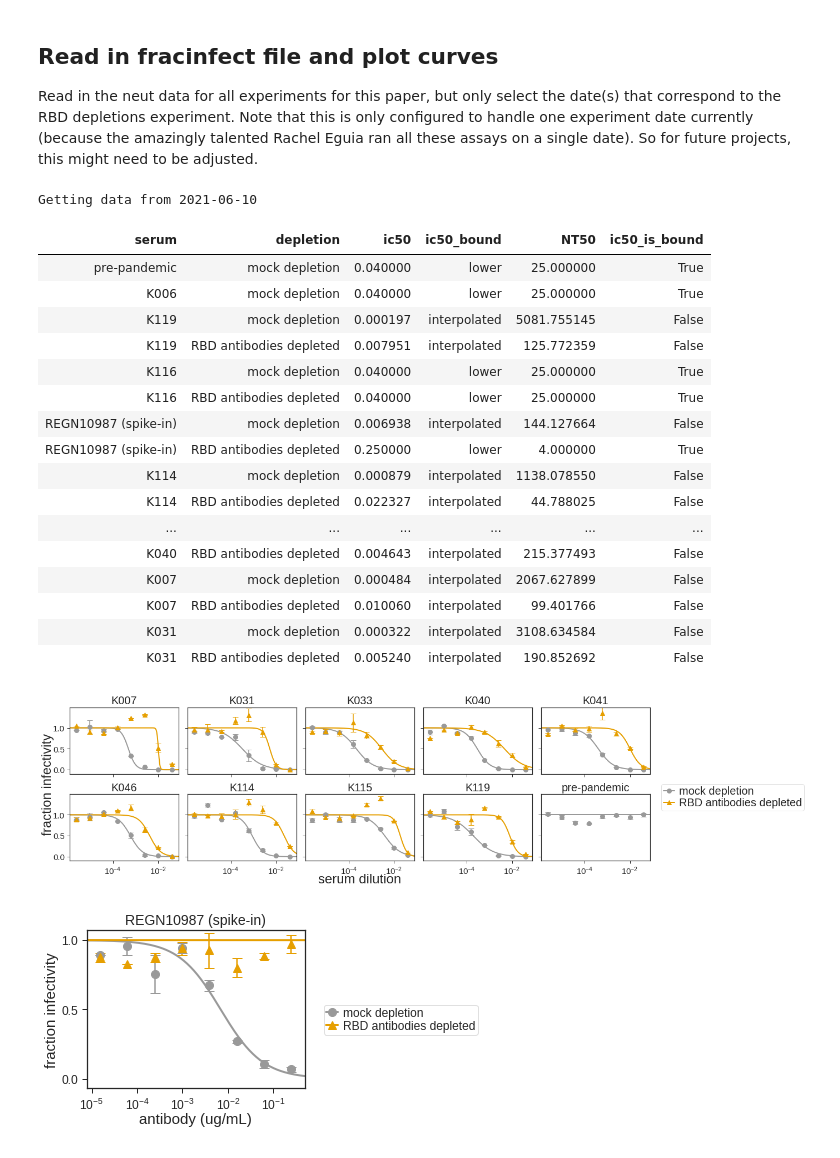
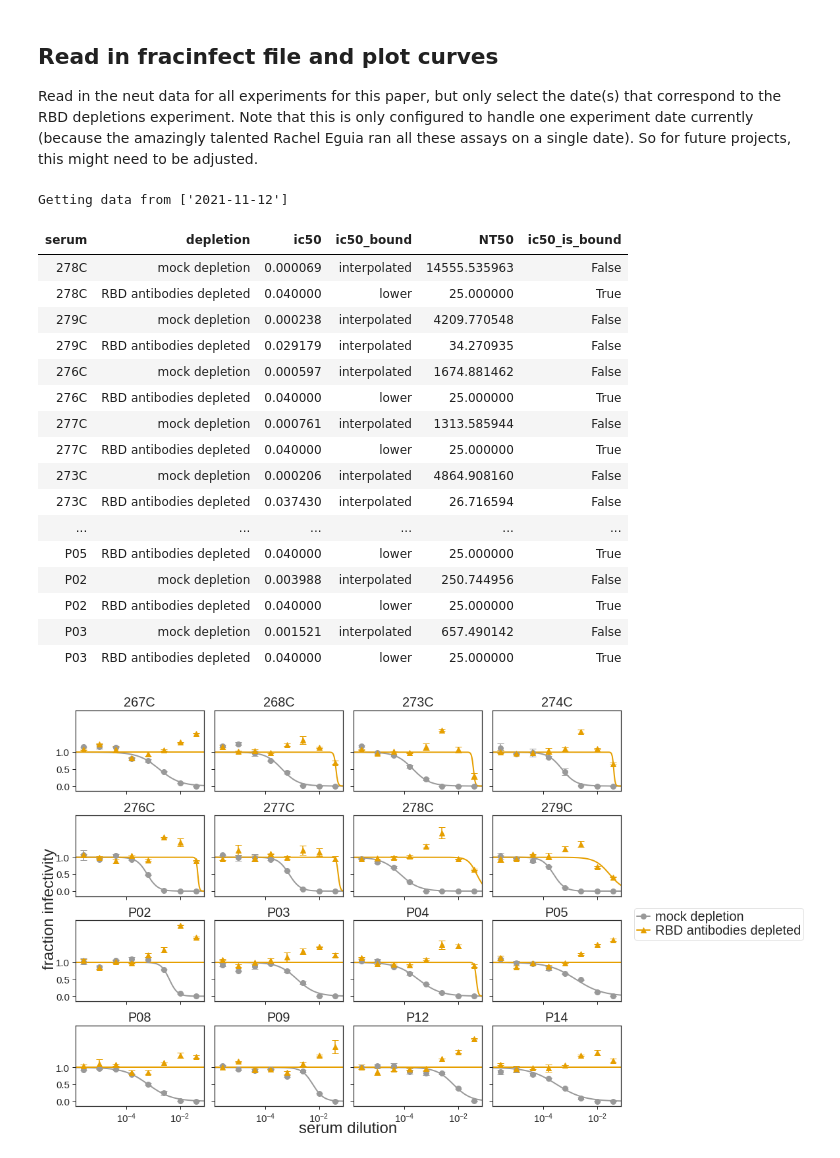
Before and after one commit to jbloomlab/SARS-CoV-2-RBD_Delta, a Jupyter notebook: experimental_data/rbd_depletion_neuts.ipynb, the cells around one changed output. Cells and saved outputs as stored; diff of their text form; code cells hidden in the pictures.

Commit message:
add 21-11-12 RBD depletion neuts

```diff
--- a/experimental_data/rbd_depletion_neuts.ipynb
+++ b/experimental_data/rbd_depletion_neuts.ipynb
@@ -54,11 +54,11 @@ os.makedirs(resultsdir, exist_ok=True)
 
 Read in the neut data for all experiments for this paper, but only select the date(s) that correspond to the RBD depletions experiment. Note that this is only configured to handle one experiment date currently (because the amazingly talented Rachel Eguia ran all these assays on a single date). So for future projects, this might need to be adjusted.
 # %%
-rbd_depletions_date = str(config['rbd_depletions_date'])
+rbd_depletions_date = [str(i) for i in config['rbd_depletions_date']]
 print(f'Getting data from {rbd_depletions_date}')
 
 frac_infect = (pd.read_csv(config['aggregate_fract_infect_csvs'])
-               .query('date==@rbd_depletions_date')
+               .query('date in @rbd_depletions_date')
                .replace({'mock': 'mock depletion'})
               )
 
@@ -77,52 +77,40 @@ fitparams['ic50_is_bound'] = fitparams['ic50_bound'].apply(lambda x: True if x!=
 
 display(HTML(fitparams.to_html(index=False)))
 # %% [output]
-Getting data from 2021-06-10
+Getting data from ['2021-11-12']
 | serum | depletion | ic50 | ic50_bound | NT50 | ic50_is_bound |
-| pre-pandemic | mock depletion | 0.040000 | lower | 25.000000 | True |
-| K006 | mock depletion | 0.040000 | lower | 25.000000 | True |
-| K119 | mock depletion | 0.000197 | interpolated | 5081.755145 | False |
-| K119 | RBD antibodies depleted | 0.007951 | interpolated | 125.772359 | False |
-| K116 | mock depletion | 0.040000 | lower | 25.000000 | True |
-| K116 | RBD antibodies depleted | 0.040000 | lower | 25.000000 | True |
-| REGN10987 (spike-in) | mock depletion | 0.006938 | interpolated | 144.127664 | False |
-| REGN10987 (spike-in) | RBD antibodies depleted | 0.250000 | lower | 4.000000 | True |
-| K114 | mock depletion | 0.000879 | interpolated | 1138.078550 | False |
-| K114 | RBD antibodies depleted | 0.022327 | interpolated | 44.788025 | False |
+| 278C | mock depletion | 0.000069 | interpolated | 14555.535963 | False |
+| 278C | RBD antibodies depleted | 0.040000 | lower | 25.000000 | True |
+| 279C | mock depletion | 0.000238 | interpolated | 4209.770548 | False |
+| 279C | RBD antibodies depleted | 0.029179 | interpolated | 34.270935 | False |
+| 276C | mock depletion | 0.000597 | interpolated | 1674.881462 | False |
+| 276C | RBD antibodies depleted | 0.040000 | lower | 25.000000 | True |
+| 277C | mock depletion | 0.000761 | interpolated | 1313.585944 | False |
+| 277C | RBD antibodies depleted | 0.040000 | lower | 25.000000 | True |
+| 273C | mock depletion | 0.000206 | interpolated | 4864.908160 | False |
+| 273C | RBD antibodies depleted | 0.037430 | interpolated | 26.716594 | False |
 | ... | ... | ... | ... | ... | ... |
-| K040 | RBD antibodies depleted | 0.004643 | interpolated | 215.377493 | False |
-| K007 | mock depletion | 0.000484 | interpolated | 2067.627899 | False |
-| K007 | RBD antibodies depleted | 0.010060 | interpolated | 99.401766 | False |
-| K031 | mock depletion | 0.000322 | interpolated | 3108.634584 | False |
-| K031 | RBD antibodies depleted | 0.005240 | interpolated | 190.852692 | False |
+| P05 | RBD antibodies depleted | 0.040000 | lower | 25.000000 | True |
+| P02 | mock depletion | 0.003988 | interpolated | 250.744956 | False |
+| P02 | RBD antibodies depleted | 0.040000 | lower | 25.000000 | True |
+| P03 | mock depletion | 0.001521 | interpolated | 657.490142 | False |
+| P03 | RBD antibodies depleted | 0.040000 | lower | 25.000000 | True |
 # %%
-non_neut=["REGN10987 (spike-in)", "K006", "K116"]
+non_neut=[]
 
 fig, axes = fits.plotSera(sera=natsort.natsorted(fitparams.query('serum not in @non_neut')['serum'].unique()),
                           xlabel='serum dilution',
-                          ncol=5,
+                          ncol=4,
                           widthscale=1,
                           heightscale=1,
                           titlesize=20, labelsize=24, ticksize=15, legendfontsize=20, yticklocs=[0,0.5,1],
                           markersize=8, linewidth=2,
                          )
 
 plotfile = PdfPages(f'{resultsdir}/sera_frac_infectivity.pdf')
 plotfile.savefig(bbox_inches='tight', transparent=True)
 plotfile.close()
 # %% [output]
-[figure, old version]
+[figure, new version]
-# %%
-fig, axes = fits.plotSera(sera=natsort.natsorted(fitparams.query('serum=="REGN10987 (spike-in)"')['serum'].unique()),
-                          xlabel='antibody (ug/mL)',
-                          yticklocs=[0,0.5,1],
-                          markersize=8, linewidth=2,
-                         )
-
-plotfile = PdfPages(f'{resultsdir}/REGN10987_frac_infectivity.pdf')
-plotfile.savefig(bbox_inches='tight', transparent=True)
-plotfile.close()
-# %% [output]
-[figure, removed]
 # %%
 # define which sera to exclude from downstream analyses
```
Also changed, not shown: parts of 9 cells of this notebook, 22 other files.
